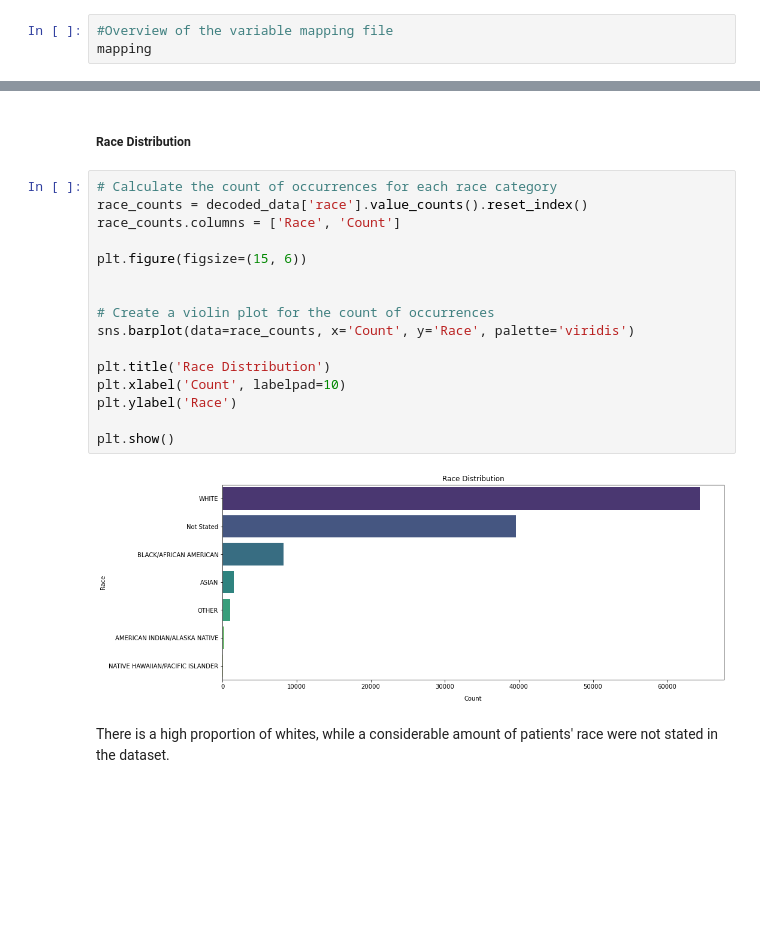
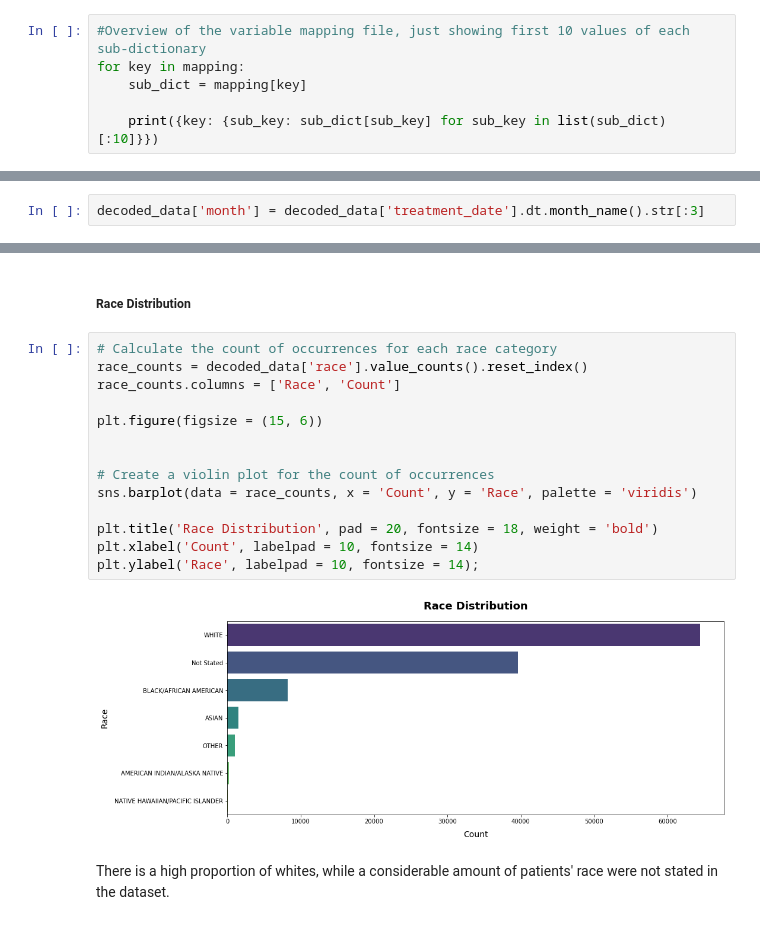
Before and after one commit to Queenvivy/CDC, a Jupyter notebook: CDC Adult Falls Edited.ipynb, the cells around one changed output, grey strips where cells are left out. Saved outputs shown, nothing was run; the diff lists cells and outputs as text; blank space fills up the shorter version.

```diff
--- a/CDC Adult Falls Edited.ipynb
+++ b/CDC Adult Falls Edited.ipynb
@@ -206,6 +147,9 @@ data.head(3)
 with open('data/variable_mapping.json', 'r') as f:
     mapping = json.load(f, parse_int=True)
 # %%
-#Overview of the variable mapping file
-mapping
+#Overview of the variable mapping file, just showing first 10 values of each sub-dictionary
+for key in mapping:
+    sub_dict = mapping[key]
+
+    print({key: {sub_key: sub_dict[sub_key] for sub_key in list(sub_dict)[:10]}})
 # %% [output]
@@ -428,0 +376,2 @@ decoded_data.head(3)
+# %%
+decoded_data['month'] = decoded_data['treatment_date'].dt.month_name().str[:3]
@@ -496,21 +452,19 @@ There is a higher proportion of females than males in this dataset.
 # %%
 # Calculate the count of occurrences for each race category
 race_counts = decoded_data['race'].value_counts().reset_index()
 race_counts.columns = ['Race', 'Count']
 
-plt.figure(figsize=(15, 6))
+plt.figure(figsize = (15, 6))
 
 
 # Create a violin plot for the count of occurrences
-sns.barplot(data=race_counts, x='Count', y='Race', palette='viridis')
+sns.barplot(data = race_counts, x = 'Count', y = 'Race', palette = 'viridis')
 
-plt.title('Race Distribution')
-plt.xlabel('Count', labelpad=10)
-plt.ylabel('Race')
-
-plt.show()
+plt.title('Race Distribution', pad = 20, fontsize = 18, weight = 'bold')
+plt.xlabel('Count', labelpad = 10, fontsize = 14)
+plt.ylabel('Race', labelpad = 10, fontsize = 14);
 # %% [output]
-[figure, old version]
+[figure, new version]
 # %% [markdown]
 There is a high proportion of whites, while a considerable amount of patients' race were not stated in the dataset.
 # %% [markdown]
```
Also changed, not shown: parts of 44 cells of this notebook.
